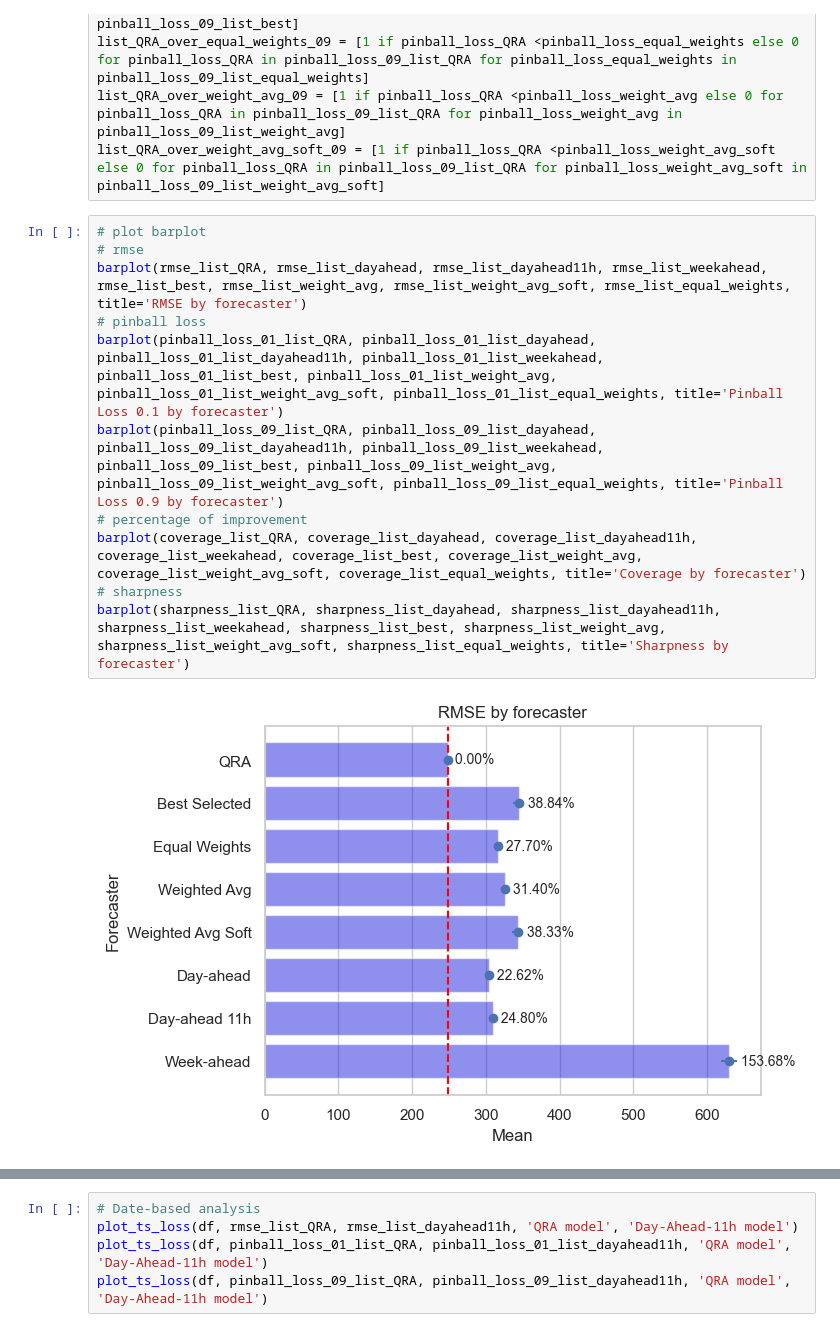
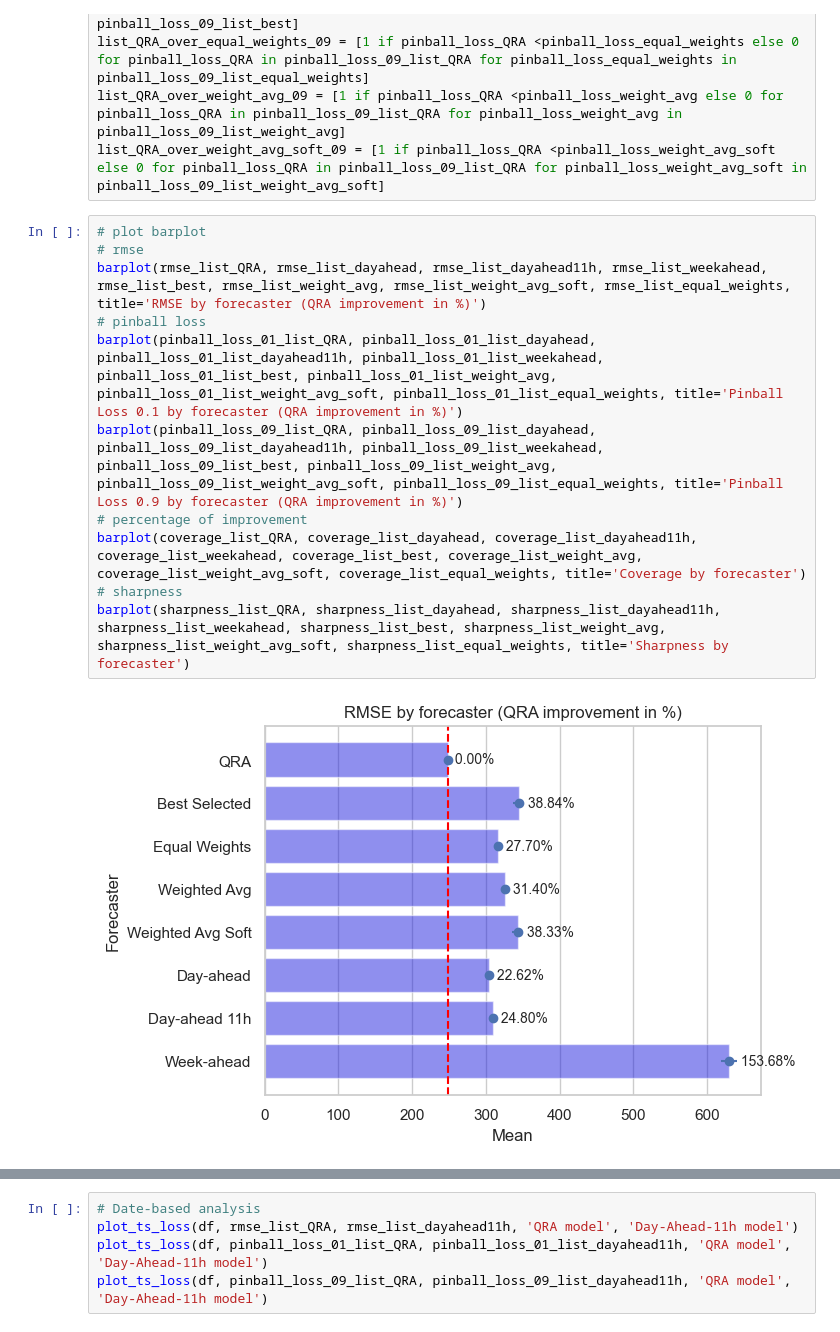
Before and after one commit to giobbu/Elia-Colab-Forecast, a Jupyter notebook: notebooks_module_probabilistic_forecasting/01_analysis_results_forecasters_comparison.ipynb, the cells around one changed output, grey strips where cells are left out. Cells and saved outputs as stored; diff of their text form.

```diff
--- a/notebooks_module_probabilistic_forecasting/01_analysis_results_forecasters_comparison.ipynb
+++ b/notebooks_module_probabilistic_forecasting/01_analysis_results_forecasters_comparison.ipynb
@@ -354,13 +348,13 @@ list_QRA_over_weight_avg_soft_09 = [1 if pinball_loss_QRA <pinball_loss_weight_a
 # %%
 # plot barplot
 # rmse
-barplot(rmse_list_QRA, rmse_list_dayahead, rmse_list_dayahead11h, rmse_list_weekahead, rmse_list_best, rmse_list_weight_avg, rmse_list_weight_avg_soft, rmse_list_equal_weights, title='RMSE by forecaster')
+barplot(rmse_list_QRA, rmse_list_dayahead, rmse_list_dayahead11h, rmse_list_weekahead, rmse_list_best, rmse_list_weight_avg, rmse_list_weight_avg_soft, rmse_list_equal_weights, title='RMSE by forecaster (QRA improvement in %)')
 # pinball loss
-barplot(pinball_loss_01_list_QRA, pinball_loss_01_list_dayahead, pinball_loss_01_list_dayahead11h, pinball_loss_01_list_weekahead, pinball_loss_01_list_best, pinball_loss_01_list_weight_avg, pinball_loss_01_list_weight_avg_soft, pinball_loss_01_list_equal_weights, title='Pinball Loss 0.1 by forecaster')
-barplot(pinball_loss_09_list_QRA, pinball_loss_09_list_dayahead, pinball_loss_09_list_dayahead11h, pinball_loss_09_list_weekahead, pinball_loss_09_list_best, pinball_loss_09_list_weight_avg, pinball_loss_09_list_weight_avg_soft, pinball_loss_09_list_equal_weights, title='Pinball Loss 0.9 by forecaster')
+barplot(pinball_loss_01_list_QRA, pinball_loss_01_list_dayahead, pinball_loss_01_list_dayahead11h, pinball_loss_01_list_weekahead, pinball_loss_01_list_best, pinball_loss_01_list_weight_avg, pinball_loss_01_list_weight_avg_soft, pinball_loss_01_list_equal_weights, title='Pinball Loss 0.1 by forecaster (QRA improvement in %)')
+barplot(pinball_loss_09_list_QRA, pinball_loss_09_list_dayahead, pinball_loss_09_list_dayahead11h, pinball_loss_09_list_weekahead, pinball_loss_09_list_best, pinball_loss_09_list_weight_avg, pinball_loss_09_list_weight_avg_soft, pinball_loss_09_list_equal_weights, title='Pinball Loss 0.9 by forecaster (QRA improvement in %)')
 # percentage of improvement
 barplot(coverage_list_QRA, coverage_list_dayahead, coverage_list_dayahead11h, coverage_list_weekahead, coverage_list_best, coverage_list_weight_avg, coverage_list_weight_avg_soft, coverage_list_equal_weights, title='Coverage by forecaster')
 # sharpness
 barplot(sharpness_list_QRA, sharpness_list_dayahead, sharpness_list_dayahead11h, sharpness_list_weekahead, sharpness_list_best, sharpness_list_weight_avg, sharpness_list_weight_avg_soft, sharpness_list_equal_weights, title='Sharpness by forecaster')
 # %% [output]
-[figure, old version]
+[figure, new version]
```
Also changed, not shown: parts of 3 cells of this notebook, 3 other files.
